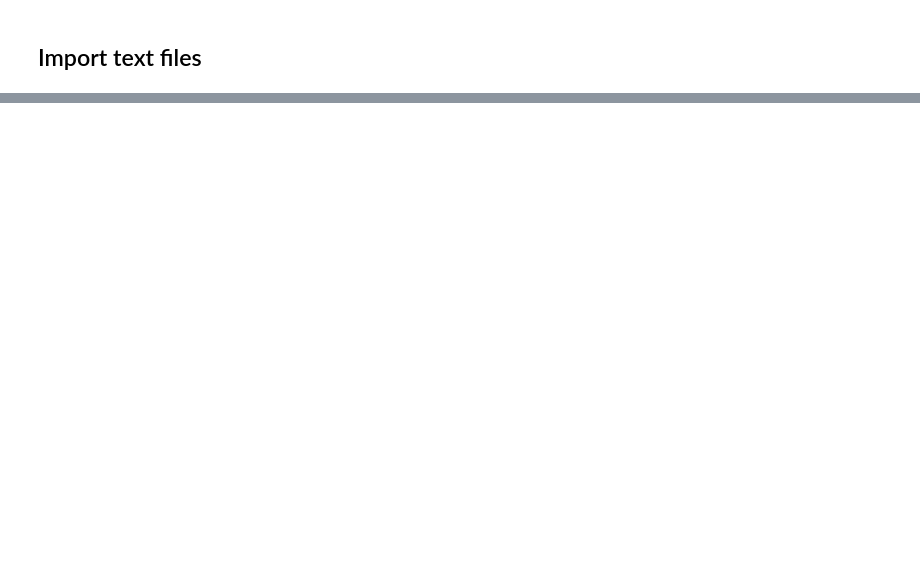
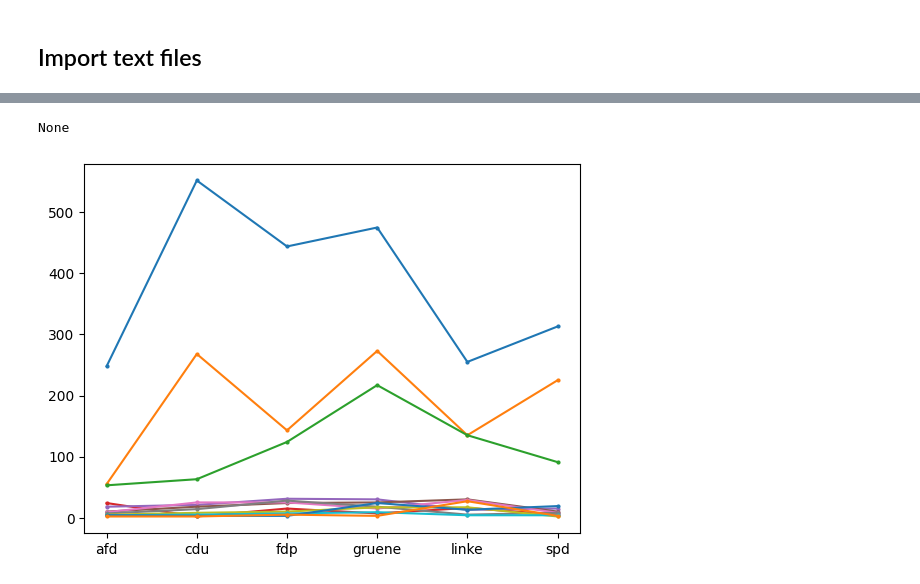
Before and after one commit to phisinger/wahlprogramm_analyse, a Jupyter notebook: notebooks/Quantitive_Analysis.ipynb, the cells around one changed output, grey strips where cells are left out. Cells and saved outputs as stored; diff of their text form; code cells hidden in the pictures; blank space fills up the shorter version.

Commit message:
Add slopeplot

```diff
--- a/notebooks/Quantitive_Analysis.ipynb
+++ b/notebooks/Quantitive_Analysis.ipynb
@@ -37,3 +32,4 @@ if mode == "speed":
     nlp.max_length = 200000
 else:
     nlp = spacy.load("de_dep_news_trf")
+nlp.max_length = 200000
@@ -40,10 +92,9 @@ else:
 # %%
-in_file = text_data["2021"]["afd"]
+# Debugging
+text = text_data["2017"]["gruene"][0]
 tokens_list = []
-for num_chunks in range((len(in_file)//50000)):
-    # print("start: ", str(num_chunks*50000), ", end: ", str((1+num_chunks)*50000-1))
-    chunk = nlp(str(in_file[(num_chunks*50000):((1+num_chunks)*50000-1)]))
-
+for num_chunks in range((len(text)//50000)+1):
+    chunk = nlp(str(text[(num_chunks*50000):((1+num_chunks)*50000-1)]))
     for token in chunk:
         tokens_list.append({
             "Text":     token.text,
@@ -55,5 +106,14 @@ for num_chunks in range((len(in_file)//50000)):
             "Alpha":    token.is_alpha,
             "Stop":     token.is_stop
         })
+print(f"Tokenization finsihed")
+token_df = pd.DataFrame(tokens_list)
 
-token_df = pd.DataFrame(tokens_list)
+nouns_df = token_df[token_df["POS"] == "PROPN"]
+# remove text that is wrongly assigned as nouns
+nouns_df = nouns_df[nouns_df["Lemma"] != "muss"]
+nouns_df = nouns_df[nouns_df["Lemma"] != "Muss"]
+important_nouns = nouns_df["Lemma"].value_counts()[0:21]
+print(important_nouns)
+fig = px.bar(important_nouns.sort_values(), x="count")
+fig.show()
@@ -95,0 +259,12 @@ ValueError: Value of 'y' is not the name of a column in 'data_frame'. Expected o
+# %%
+# Concatenate to one dataframe
+concatenated_df = pd.concat(slope_counts_dict_cmmn, axis=1)
+
+# Reset the index and create new columns
+temp_df = concatenated_df.reset_index()
+slope_df = temp_df.melt(id_vars=['index'], value_vars=temp_df.columns[1:], var_name='column name', value_name='count')
+
+# Rename columns
+slope_df.columns = ['lemma', 'Party', 'amount']
+
+slope_df.head()
@@ -95,0 +278,15 @@ ValueError: Value of 'y' is not the name of a column in 'data_frame'. Expected o
+# %%
+# Make slope plot
+fig, ax = plt.subplots()
+print(list(slope_df["Party"].unique()).insert(0, ""))
+# plt.xticks([""] + slope_df["Party"].unique())
+for lemma in slope_df["lemma"].unique():
+    temp = slope_df[slope_df['lemma'] == lemma]
+    plt.plot(temp.Party, temp.amount, marker='o', markersize=2)
+    # start label
+    # plt.text(temp.Party.values[0], temp.amount.values[0], lemma, ha='right', va='center')
+    # # end label
+    # plt.text(temp.Party.values[1]+0.4, temp.amount.values[1], lemma, ha='left', va='center')
+# %% [output]
+None
+[figure, added]
```
Also changed, not shown: parts of 23 cells of this notebook, 21 other files.
